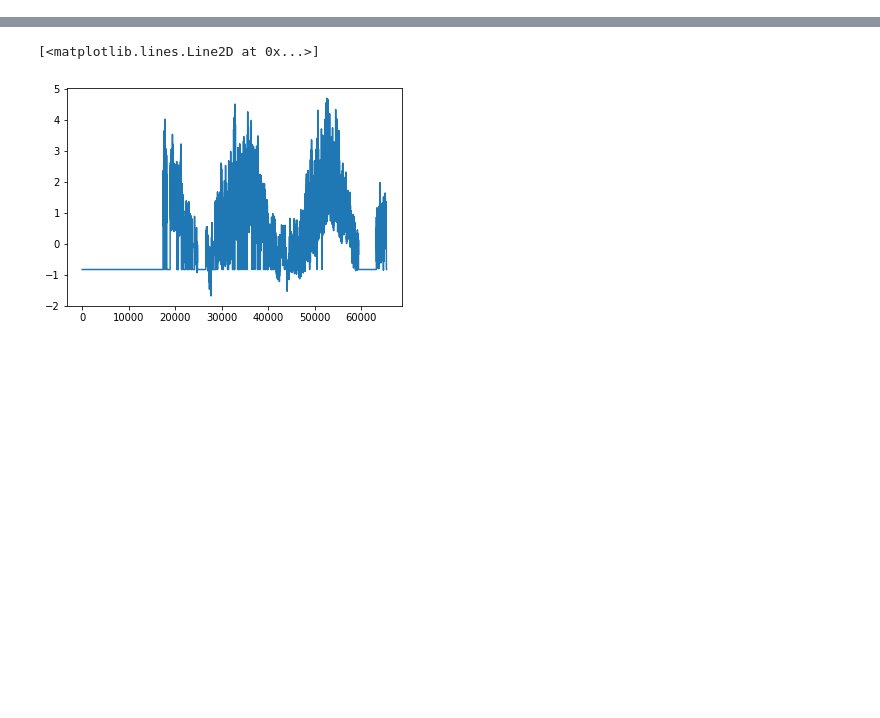
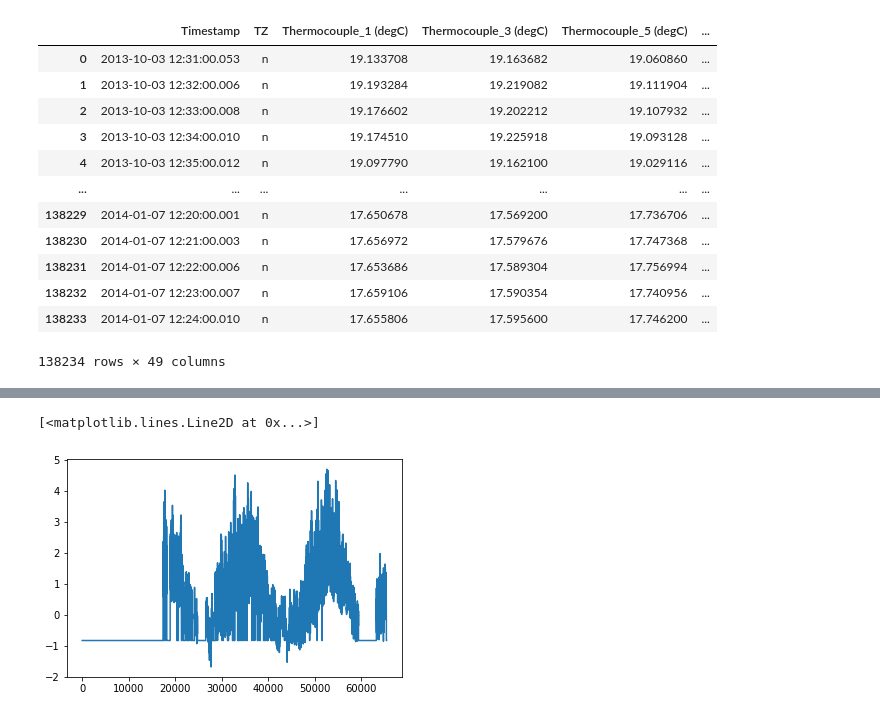
Before and after one commit to ChrisMott97/Structural-Health-Monitoring-Group-Project, a Jupyter notebook: auto-encoder/auto_encoder.ipynb, the cells around one changed output, grey strips where cells are left out. Cells and saved outputs as stored; diff of their text form; code cells hidden in the pictures; blank space fills up the shorter version.

```diff
--- a/auto-encoder/auto_encoder.ipynb
+++ b/auto-encoder/auto_encoder.ipynb
@@ -29,0 +32,16 @@ data = load_data('csv')
+# %%
+xl
+# %% [output]
+|  | Timestamp | TZ | Thermocouple_1 (degC) | Thermocouple_3 (degC) | Thermocouple_5 (degC) | ... |
+| 0 | 2013-10-03 12:31:00.053 | n | 19.133708 | 19.163682 | 19.060860 | ... |
+| 1 | 2013-10-03 12:32:00.006 | n | 19.193284 | 19.219082 | 19.111904 | ... |
+| 2 | 2013-10-03 12:33:00.008 | n | 19.176602 | 19.202212 | 19.107932 | ... |
+| 3 | 2013-10-03 12:34:00.010 | n | 19.174510 | 19.225918 | 19.093128 | ... |
+| 4 | 2013-10-03 12:35:00.012 | n | 19.097790 | 19.162100 | 19.029116 | ... |
+| ... | ... | ... | ... | ... | ... | ... |
+| 138229 | 2014-01-07 12:20:00.001 | n | 17.650678 | 17.569200 | 17.736706 | ... |
+| 138230 | 2014-01-07 12:21:00.003 | n | 17.656972 | 17.579676 | 17.747368 | ... |
+| 138231 | 2014-01-07 12:22:00.006 | n | 17.653686 | 17.589304 | 17.756994 | ... |
+| 138232 | 2014-01-07 12:23:00.007 | n | 17.659106 | 17.590354 | 17.740956 | ... |
+| 138233 | 2014-01-07 12:24:00.010 | n | 17.655806 | 17.595600 | 17.746200 | ... |
+138234 rows × 49 columns
```
Also changed, not shown: parts of 8 cells of this notebook, 1 other file.
